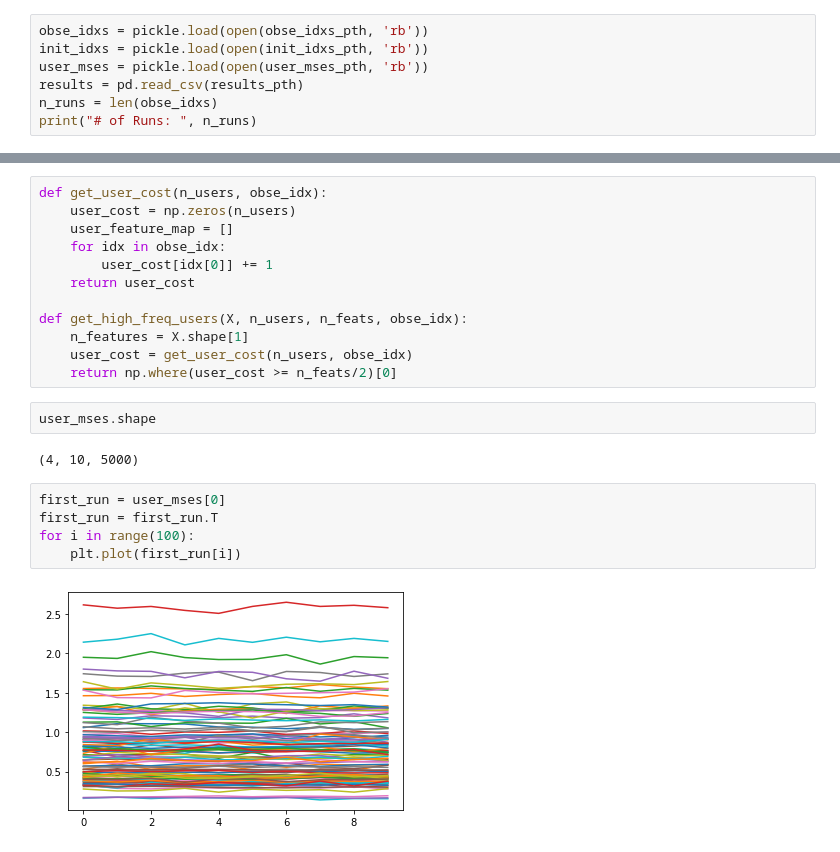
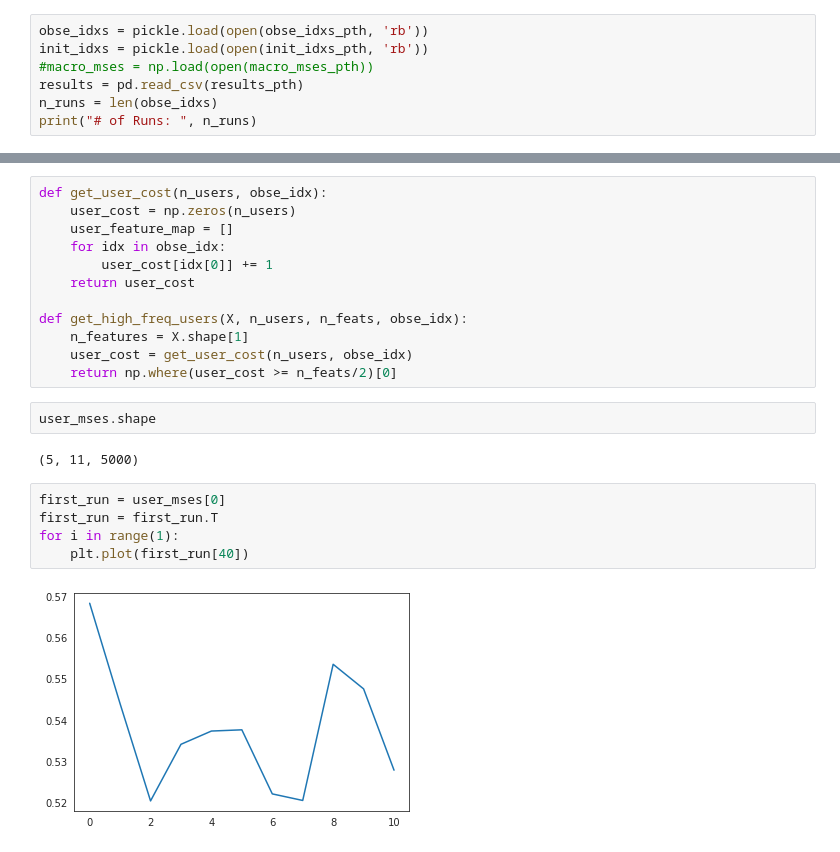
Before and after one commit to divyashan/learning_to_limit, a Jupyter notebook: notebooks/User Uniqueness (Real Datasets).ipynb, the cells around one changed output, grey strips where cells are left out. Cells and saved outputs as stored; diff of their text form.

```diff
--- a/notebooks/User Uniqueness (Real Datasets).ipynb
+++ b/notebooks/User Uniqueness (Real Datasets).ipynb
@@ -15,7 +16,7 @@ user_mses_pth = '../results/' + dataset_name + '/Weighted/' + expmt + '/user_mse
 # %%
 obse_idxs = pickle.load(open(obse_idxs_pth, 'rb'))
 init_idxs = pickle.load(open(init_idxs_pth, 'rb'))
-user_mses = pickle.load(open(user_mses_pth, 'rb'))
+#macro_mses = np.load(open(macro_mses_pth))
 results = pd.read_csv(results_pth)
 n_runs = len(obse_idxs)
 print("# of Runs: ", n_runs)
@@ -36,11 +37,11 @@ def get_high_freq_users(X, n_users, n_feats, obse_idx):
 # %%
 user_mses.shape
 # %% [output]
-(4, 10, 5000)
+(5, 11, 5000)
 # %%
 first_run = user_mses[0]
 first_run = first_run.T
-for i in range(100):
-    plt.plot(first_run[i])
+for i in range(1):
+    plt.plot(first_run[40])
 # %% [output]
-[figure, old version]
+[figure, new version]
```
Also changed, not shown: parts of 10 cells of this notebook, 14 other files.
